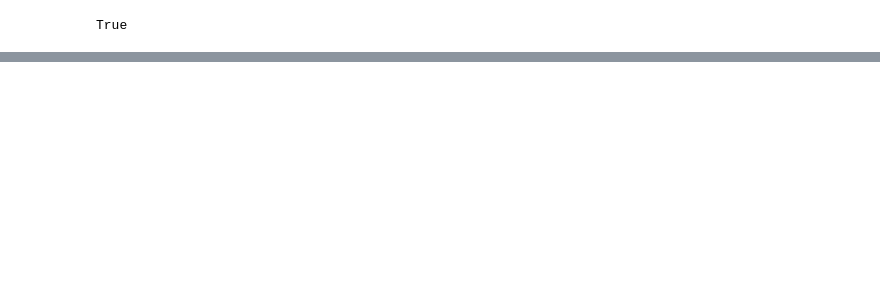
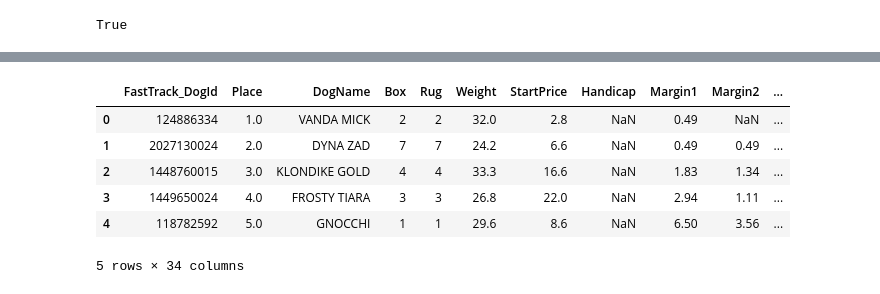
Before and after one commit to BrunoChauvet/greyhound-modelling, a Jupyter notebook: notebook/feature_importance.ipynb, the cells around one changed output, grey strips where cells are left out. Saved outputs shown, nothing was run; the diff lists cells and outputs as text; code cells hidden in the pictures; blank space fills up the shorter version.

```diff
--- a/notebook/feature_importance.ipynb
+++ b/notebook/feature_importance.ipynb
@@ -66,0 +50,5 @@ Loading data from 2021-07-01 to 2021-07-31
+# %%
+# Validate FastTrack API connection
+api_key = os.getenv('FAST_TRACK_API_KEY', '<REPLACE WITH YOUR KEY>')
+client = ft.Fasttrack(api_key)
+track_codes = client.listTracks()
@@ -66,0 +198,6 @@ Loading data from 2021-07-01 to 2021-07-31
+# %%
+# Calculate median winner time per track/distance
+win_results = dog_results[dog_results['win'] == 1]
+median_win_time = pd.DataFrame(data=win_results[win_results['RunTime'] > 0].groupby(['Track', 'Distance'])['RunTime'].median()).rename(columns={"RunTime": "RunTime_median"}).reset_index()
+median_win_split_time = pd.DataFrame(data=win_results[win_results['SplitMargin'] > 0].groupby(['Track', 'Distance'])['SplitMargin'].median()).rename(columns={"SplitMargin": "SplitMargin_median"}).reset_index()
+median_win_time.head()
@@ -66,0 +215,5 @@ Loading data from 2021-07-01 to 2021-07-31
+# %%
+# Calculate track speed index
+median_win_time['speed_index'] = (median_win_time['RunTime_median'] / median_win_time['Distance'])
+median_win_time['speed_index'] = MinMaxScaler().fit_transform(median_win_time[['speed_index']])
+median_win_time.head()
@@ -66,0 +231,19 @@ Loading data from 2021-07-01 to 2021-07-31
+# %%
+# Compare dogs finish time with median winner time
+dog_results = dog_results.merge(median_win_time, on=['Track', 'Distance'], how='left')
+dog_results = dog_results.merge(median_win_split_time, on=['Track', 'Distance'], how='left')
+
+# Normalise time comparison
+dog_results['RunTime_norm'] = (dog_results['RunTime_median'] / dog_results['RunTime']).clip(0.9, 1.1)
+dog_results['RunTime_norm'] = MinMaxScaler().fit_transform(dog_results[['RunTime_norm']])
+dog_results['SplitMargin_norm'] = (dog_results['SplitMargin_median'] / dog_results['SplitMargin']).clip(0.9, 1.1)
+dog_results['SplitMargin_norm'] = MinMaxScaler().fit_transform(dog_results[['SplitMargin_norm']])
+dog_results.head()
+# %% [output]
+|  | FastTrack_DogId | Place | DogName | Box | Rug | Weight | StartPrice | Handicap | Margin1 | Margin2 | ... |
+| 0 | 124886334 | 1.0 | VANDA MICK | 2 | 2 | 32.0 | 2.8 | NaN | 0.49 | NaN | ... |
+| 1 | 2027130024 | 2.0 | DYNA ZAD | 7 | 7 | 24.2 | 6.6 | NaN | 0.49 | 0.49 | ... |
+| 2 | 1448760015 | 3.0 | KLONDIKE GOLD | 4 | 4 | 33.3 | 16.6 | NaN | 1.83 | 1.34 | ... |
+| 3 | 1449650024 | 4.0 | FROSTY TIARA | 3 | 3 | 26.8 | 22.0 | NaN | 2.94 | 1.11 | ... |
+| 4 | 118782592 | 5.0 | GNOCCHI | 1 | 1 | 29.6 | 8.6 | NaN | 6.50 | 3.56 | ... |
+5 rows × 34 columns
```
Also changed, not shown: parts of 38 cells of this notebook, 1 other file.
